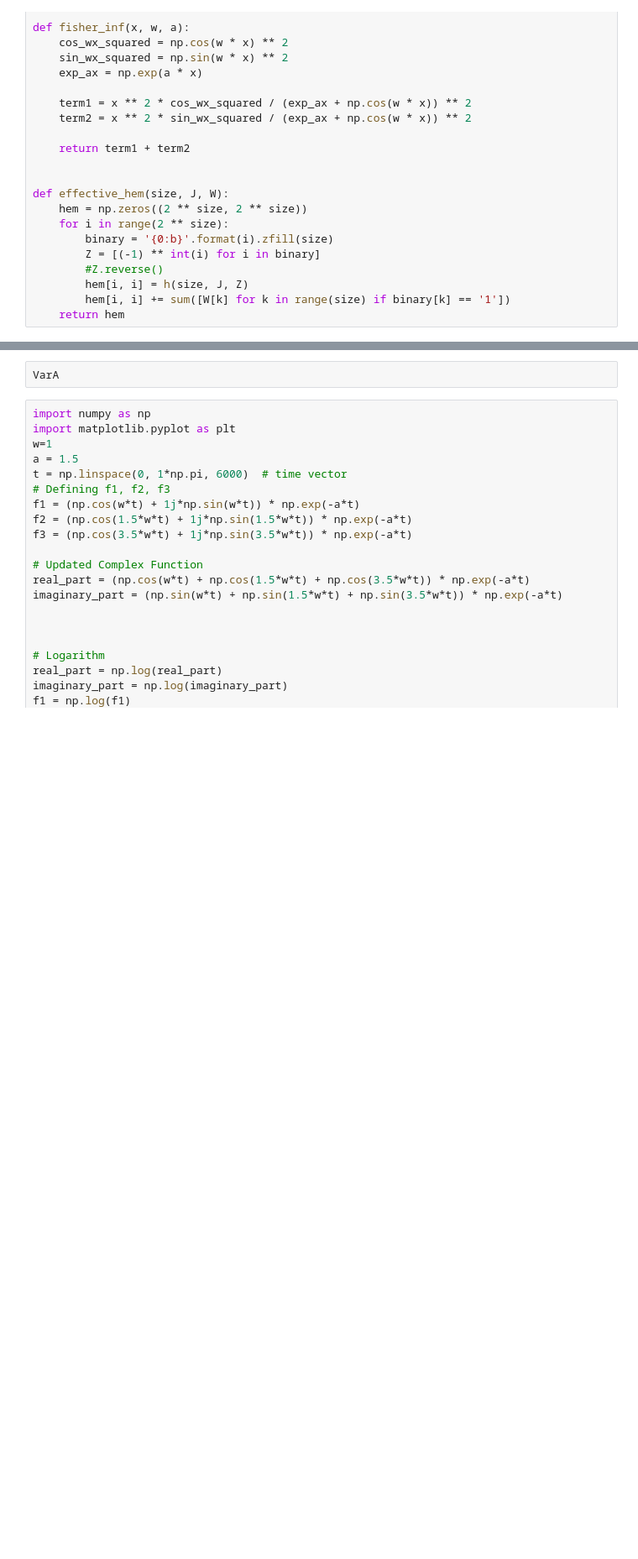
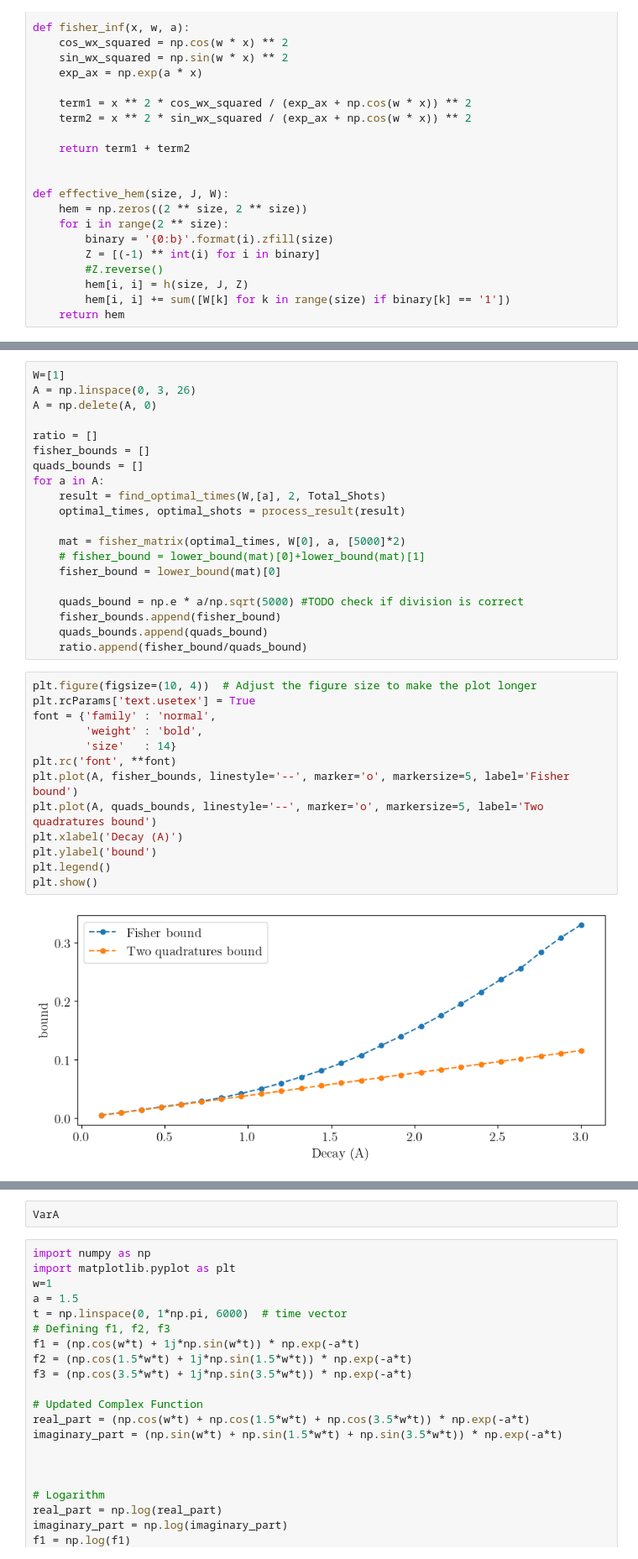
Before and after one commit to Davidkatom/Crosstalk, a Jupyter notebook: fisher_information.ipynb, the cells around one changed output, grey strips where cells are left out. Shown at 84% size. Cells and saved outputs as stored; diff of their text form; blank space fills up the shorter version.

```diff
--- a/fisher_information.ipynb
+++ b/fisher_information.ipynb
@@ -228,0 +268,35 @@ NameError: name 'plt' is not defined
+# %%
+W=[1]
+A = np.linspace(0, 3, 26)
+A = np.delete(A, 0)
+
+ratio = []
+fisher_bounds = []
+quads_bounds = []
+for a in A:
+    result = find_optimal_times(W,[a], 2, Total_Shots)
+    optimal_times, optimal_shots = process_result(result)
+
+    mat = fisher_matrix(optimal_times, W[0], a, [5000]*2)
+    # fisher_bound = lower_bound(mat)[0]+lower_bound(mat)[1]
+    fisher_bound = lower_bound(mat)[0]
+
+    quads_bound = np.e * a/np.sqrt(5000) #TODO check if division is correct
+    fisher_bounds.append(fisher_bound)
+    quads_bounds.append(quads_bound)
+    ratio.append(fisher_bound/quads_bound)
+# %%
+plt.figure(figsize=(10, 4))  # Adjust the figure size to make the plot longer
+plt.rcParams['text.usetex'] = True
+font = {'family' : 'normal',
+        'weight' : 'bold',
+        'size'   : 14}
+plt.rc('font', **font)
+plt.plot(A, fisher_bounds, linestyle='--', marker='o', markersize=5, label='Fisher bound')
+plt.plot(A, quads_bounds, linestyle='--', marker='o', markersize=5, label='Two quadratures bound')
+plt.xlabel('Decay (A)')
+plt.ylabel('bound')
+plt.legend()
+plt.show()
+# %% [output]
+[figure, added]
```
Also changed, not shown: parts of 11 cells of this notebook, 1 other file.
